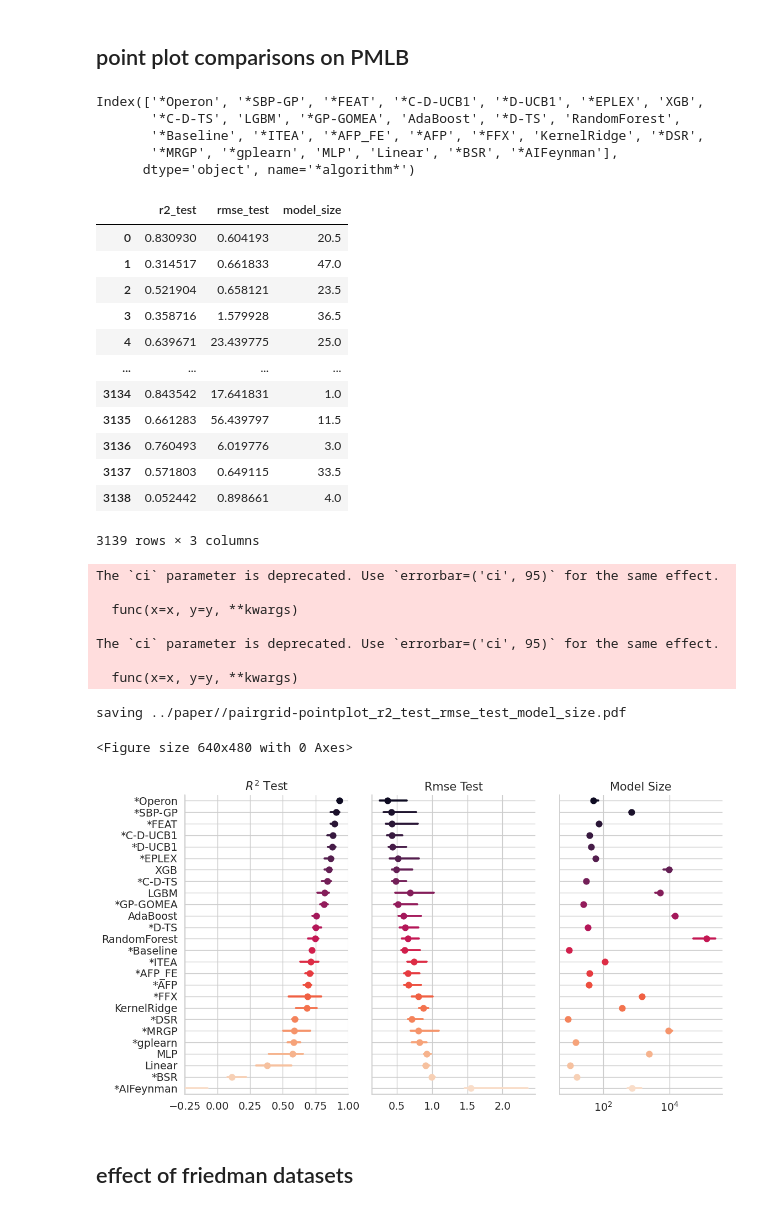
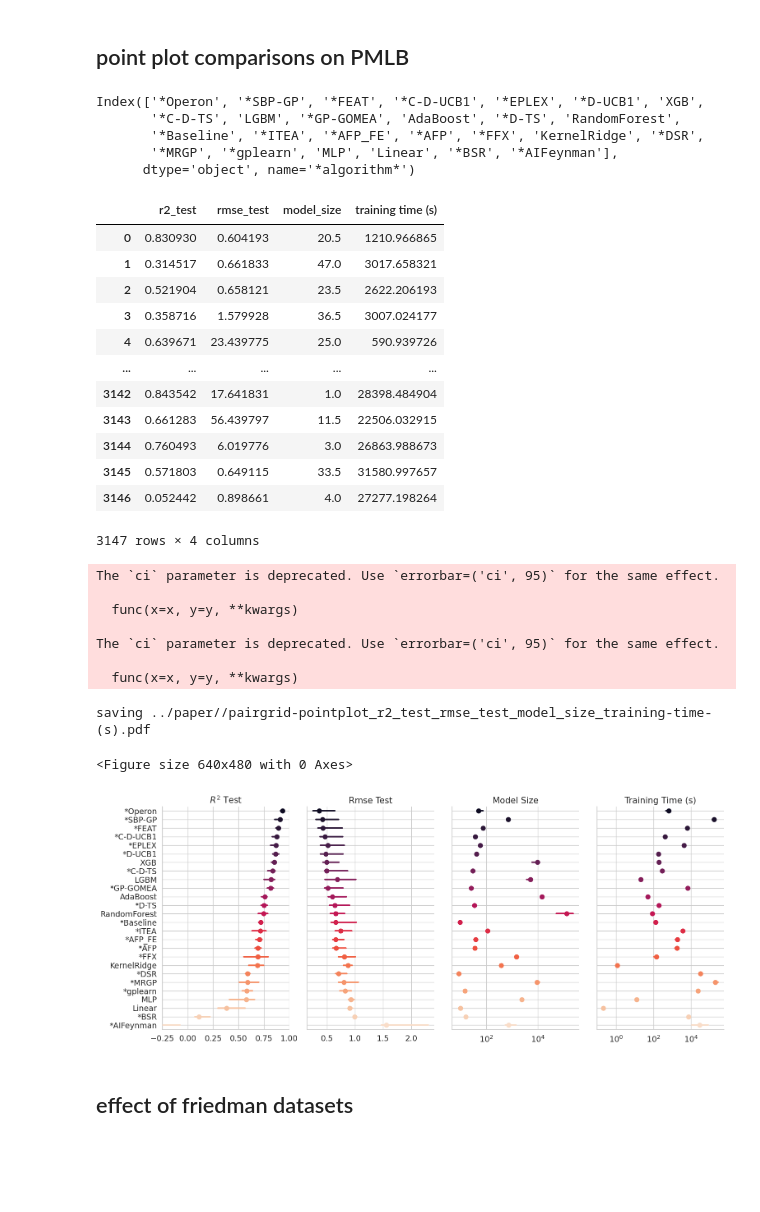
Before and after one commit to gAldeia/srbench, a Jupyter notebook: postprocessing/blackbox_results.ipynb, the cells around one changed output. Cells and saved outputs as stored; diff of their text form; code cells hidden in the pictures; blank space fills up the shorter version.

Commit message:
Fixed statistical annotations notebook. improved other notebooks

```diff
--- a/postprocessing/blackbox_results.ipynb
+++ b/postprocessing/blackbox_results.ipynb
@@ -266,2 +266,13 @@ Baseline        1161
 AIFeynman        958
 Name: algorithm, dtype: int64
+# %%
+# ignoring new datasets from PMLB that hasnt been benchmarked with other methods yet
+# df_results[['algorithm', 'dataset']].value_counts().unstack().sum(axis=0).sort_values()
+
+print(df_results.shape)
+df_results = df_results[ ~df_results["dataset"].isin([
+                                                        "nikuradse_2",
+                                                        "nikuradse_1"
+]) ]
+
+print(df_results.shape)
@@ -386,7 +400,7 @@ x_vars=[
 #         'log_mse_test',
         'model_size',
 #         'model_size_rank',
-#        'training time (s)',
+       'training time (s)',
 ]
 order = df_plot.groupby('*algorithm*')[x_vars[0]].median().sort_values(
                     ascending='r2' not in x_vars[0] or 'rank' in x_vars[0]).index
@@ -426,49 +440,49 @@ g.axes.flat[0].set_ylabel('')
 for ax, title in zip(g.axes.flat, titles):
 
     # Set a different title for each axes
     ax.set(title=title)
     ax.set_xlabel('')
 
     if any([n in title.lower() for n in ['size','time']]):
         ax.set_xscale('log')
 
     if title == '$R^2$ Test':
         ax.set_xlim([-.25,1])
 
     # Make the grid horizontal instead of vertical
     ax.yaxis.grid(True)
 
 
 save(name='_'.join(['pairgrid-pointplot']+x_vars))
 # %% [output]
-Index(['*Operon', '*SBP-GP', '*FEAT', '*C-D-UCB1', '*D-UCB1', '*EPLEX', 'XGB',
+Index(['*Operon', '*SBP-GP', '*FEAT', '*C-D-UCB1', '*EPLEX', '*D-UCB1', 'XGB',
        '*C-D-TS', 'LGBM', '*GP-GOMEA', 'AdaBoost', '*D-TS', 'RandomForest',
        '*Baseline', '*ITEA', '*AFP_FE', '*AFP', '*FFX', 'KernelRidge', '*DSR',
        '*MRGP', '*gplearn', 'MLP', 'Linear', '*BSR', '*AIFeynman'],
       dtype='object', name='*algorithm*')
-|  | r2_test | rmse_test | model_size |
-| 0 | 0.830930 | 0.604193 | 20.5 |
-| 1 | 0.314517 | 0.661833 | 47.0 |
-| 2 | 0.521904 | 0.658121 | 23.5 |
-| 3 | 0.358716 | 1.579928 | 36.5 |
-| 4 | 0.639671 | 23.439775 | 25.0 |
-| ... | ... | ... | ... |
-| 3134 | 0.843542 | 17.641831 | 1.0 |
-| 3135 | 0.661283 | 56.439797 | 11.5 |
-| 3136 | 0.760493 | 6.019776 | 3.0 |
-| 3137 | 0.571803 | 0.649115 | 33.5 |
-| 3138 | 0.052442 | 0.898661 | 4.0 |
+|  | r2_test | rmse_test | model_size | training time (s) |
+| 0 | 0.830930 | 0.604193 | 20.5 | 1210.966865 |
+| 1 | 0.314517 | 0.661833 | 47.0 | 3017.658321 |
+| 2 | 0.521904 | 0.658121 | 23.5 | 2622.206193 |
+| 3 | 0.358716 | 1.579928 | 36.5 | 3007.024177 |
+| 4 | 0.639671 | 23.439775 | 25.0 | 590.939726 |
+| ... | ... | ... | ... | ... |
+| 3142 | 0.843542 | 17.641831 | 1.0 | 28398.484904 |
+| 3143 | 0.661283 | 56.439797 | 11.5 | 22506.032915 |
+| 3144 | 0.760493 | 6.019776 | 3.0 | 26863.988673 |
+| 3145 | 0.571803 | 0.649115 | 33.5 | 31580.997657 |
+| 3146 | 0.052442 | 0.898661 | 4.0 | 27277.198264 |
-3139 rows × 3 columns
+3147 rows × 4 columns
 The `ci` parameter is deprecated. Use `errorbar=('ci', 95)` for the same effect.
 
   func(x=x, y=y, **kwargs)
 
 The `ci` parameter is deprecated. Use `errorbar=('ci', 95)` for the same effect.
 
   func(x=x, y=y, **kwargs)
-saving ../paper//pairgrid-pointplot_r2_test_rmse_test_model_size.pdf
+saving ../paper//pairgrid-pointplot_r2_test_rmse_test_model_size_training-time-(s).pdf
 <Figure size 640x480 with 0 Axes>
-[figure, old version]
+[figure, new version]
 # %% [markdown]
 ## effect of friedman datasets
 # %%
```
Also changed, not shown: parts of 10 cells of this notebook, 3 other files.
